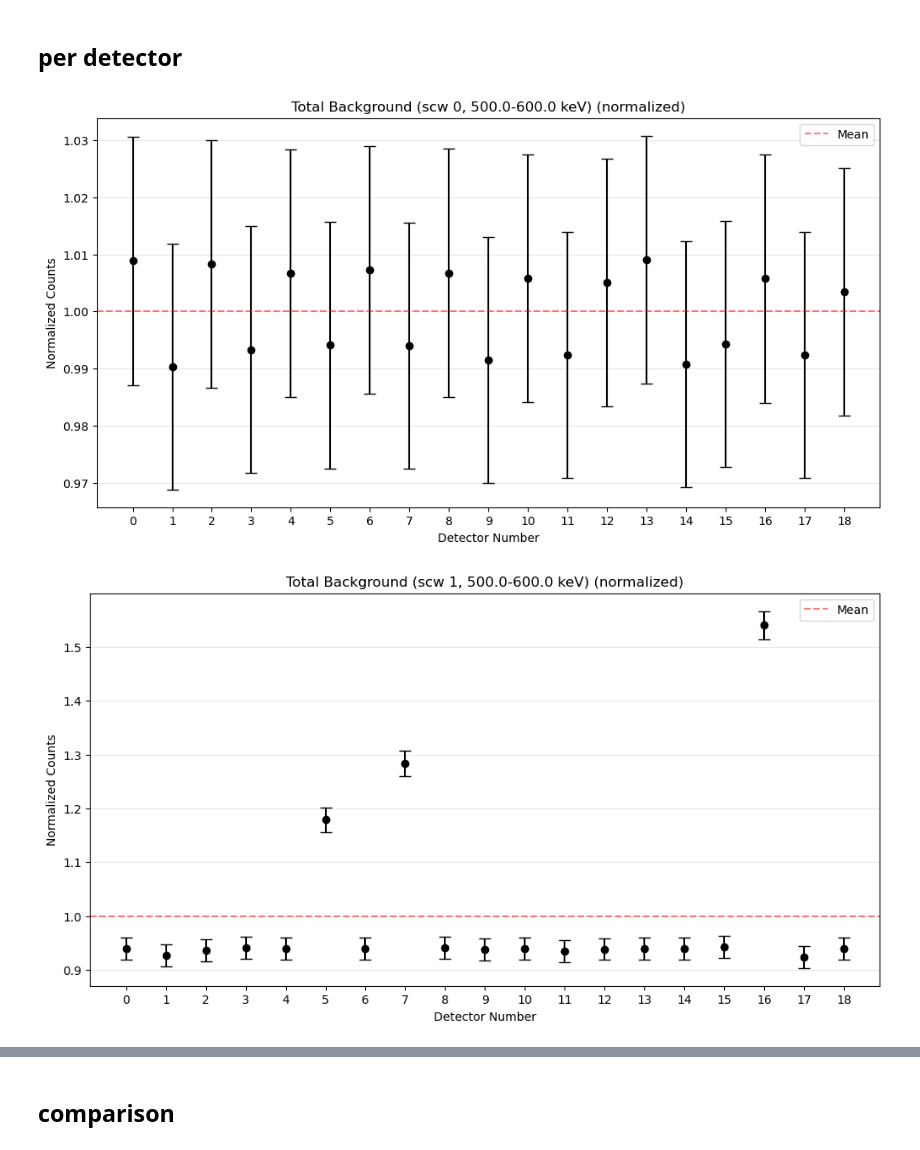
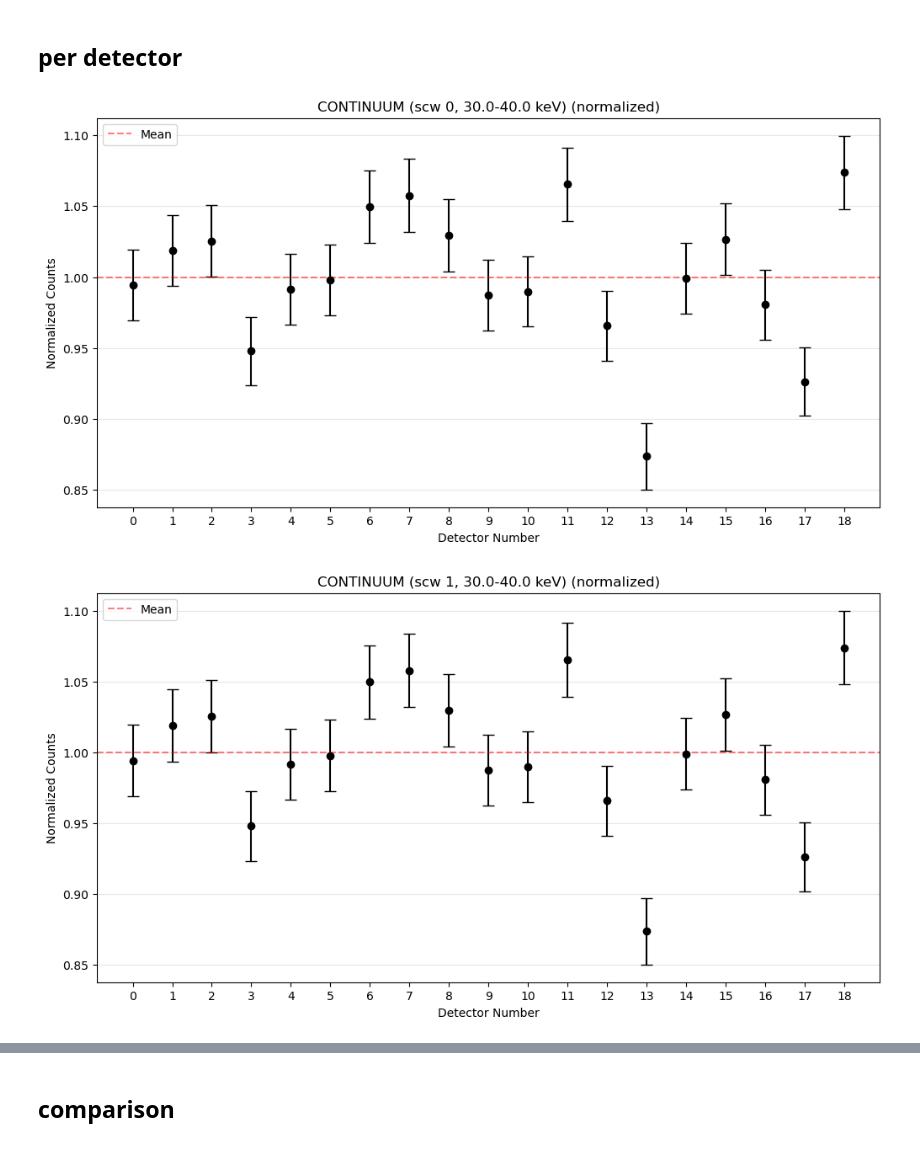
Before and after one commit to tristanbouchet/spibackground, a Jupyter notebook: test_background.ipynb, the cells around one changed output, grey strips where cells are left out. Cells and saved outputs as stored; diff of their text form; code cells hidden in the pictures.

```diff
--- a/test_background.ipynb
+++ b/test_background.ipynb
@@ -58,12 +62,12 @@ from obs_background import *
 # %%
 # %matplotlib widget
-evt_type='PSD'
+evt_type='SE'
 main_dir = '/Users/tbastro/SPI_analysis/BACKGROUND/crab_dir_test'
 bkg_db_dir = '/Users/tbastro/SPI_analysis/BACKGROUND/BKG_DB'
 obs_bkg = ObsBkg(main_dir, evt_type)
-livetime_se = LiveTimeRev(bkg_db_dir+'/det_livetime_rev.fits',evt_type)
-obs_bkg.normalize_tracer(livetime_se)
-obs_bkg.init_rev_bkg_list(livetime_rev=livetime_se, bkg_db_dir=bkg_db_dir)
+livetime = LiveTimeRev(bkg_db_dir+'/det_livetime_rev.fits',evt_type)
+obs_bkg.normalize_tracer(livetime)
+obs_bkg.init_rev_bkg_list(livetime_rev=livetime, bkg_db_dir=bkg_db_dir)
 obs_bkg.bkg_rev_list[0].plot_rbn_mat()
 obs_bkg.bkg_rev_list[0].plot(det=0)
 
@@ -89,3 +93,11 @@ obs_bkg.write_output_bkg('./output_test')
 Written ./output_test/output_bgmodel-conti.fits.gz
 Written ./output_test/output_bgmodel-lines.fits.gz
 Written ./output_test/output_bgmodel_conti_sep_idx.fits.gz
+# %%
+scw_idx=6
+livetime_reshaped=obs_bkg.livetime_scw.reshape(obs_bkg.pt_num, obs_bkg.det_num)
+for scw_idx in range(10):
+    plt.plot(livetime_reshaped[scw_idx],label=f'{scw_idx}')
+plt.xlabel('Detector')
+plt.ylabel('Livetime (s)')
+plt.legend()
@@ -93,9 +108,10 @@ Written ./output_test/output_bgmodel_conti_sep_idx.fits.gz
 ## per detector
 # %%
 for scw_idx in range(12):
-    ax=obs_bkg.plot_bkg_by_detector(scw_idx, 500, 600, None, normalize=True)
-    # ax=obs_bkg.plot_bkg_by_detector(scw_idx, 30, 40, 'LINES', normalize=True)
+    # ax=obs_bkg.plot_bkg_by_detector(scw_idx, 30, 40, None, normalize=True)
+    ax=obs_bkg.plot_bkg_by_detector(scw_idx, 30, 40, 'CONTINUUM', normalize=True)
+    # ax.set_ylim(.8, .88)
     plt.show()
 # %% [output]
-[figure, old version]
+[figure, new version]
-[figure, old version]
+[figure, new version]
```
Also changed, not shown: parts of 10 cells of this notebook, 2 other files.
